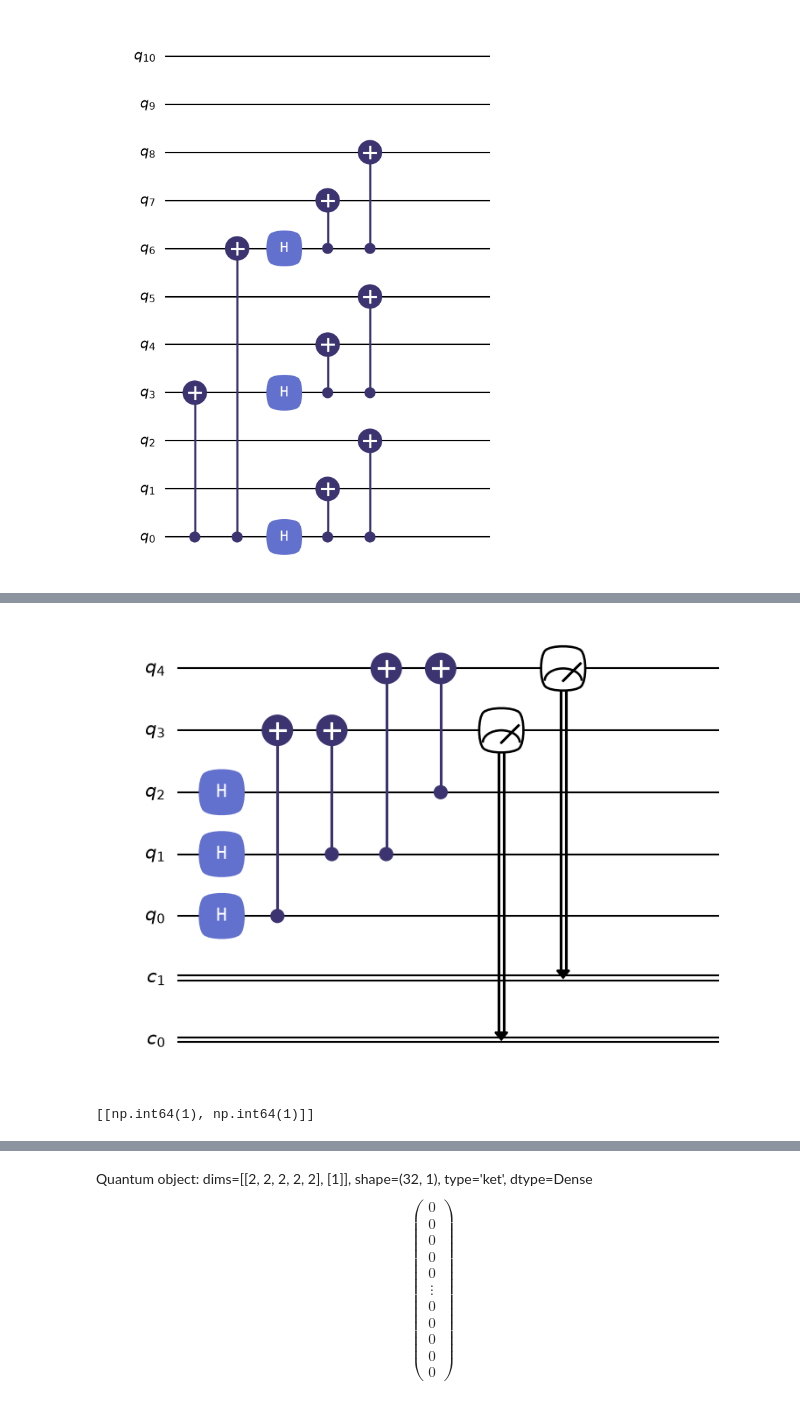
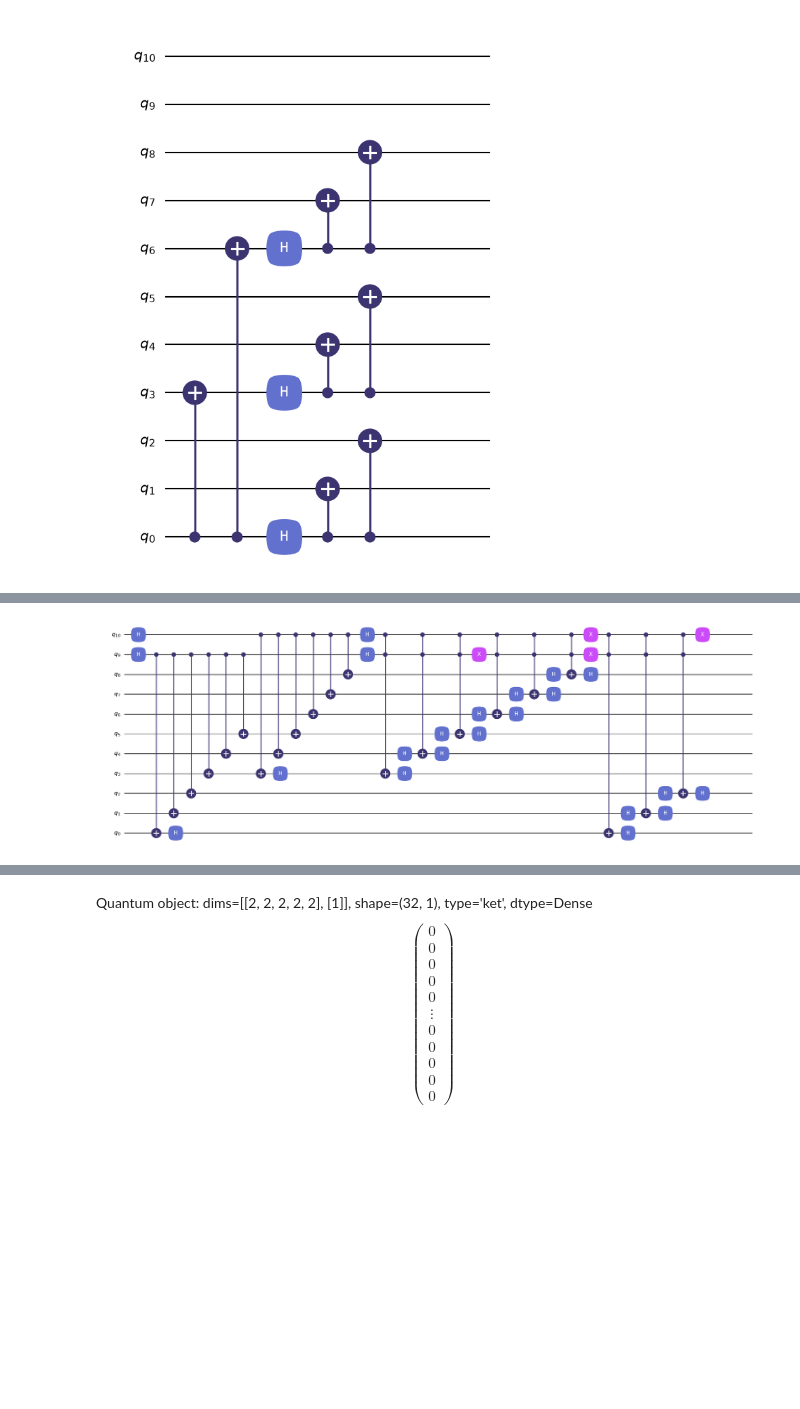
Before and after one commit to Al3xBarbe/Shor_9QBit, a Jupyter notebook: Shor_9QBit.ipynb, the cells around one changed output, grey strips where cells are left out. Cells and saved outputs as stored; diff of their text form; code cells hidden in the pictures; blank space fills up the shorter version.

```diff
--- a/Shor_9QBit.ipynb
+++ b/Shor_9QBit.ipynb
@@ -65,15 +97,0 @@ errorstate=tensor(error_op) * encoded_stateencoded_state
-# %%
-#GENERAR EL ESTADO CON ERROR FASE
-error_op = [qeye(2)]*11
-flip_qubit = random.randint(0,8)
-print("Bit-flipping qubit {}".format(flip_qubit))
-error_op[flip_qubit] *= sigmaz()
-
-#error localizado
-i=1
-
-errorlocalizado = [qeye(2)]*11
-errorlocalizado[i] *= sigmaz()
-
-#APLICA EL ERROR QUE QUIERAS: errorlocalizado, error_op
-errorstate=tensor(error_op) * encoded_state
@@ -99,20 +145,51 @@ qsyn
 # %%
-#CIRCUITO PARA CORREGIR CON MEDIDAS
-qdet1=QubitCircuit(5, reverse_states=False, num_cbits=2)
-qdet1.add_gate("H", targets=[0])
-qdet1.add_gate("H", targets=[1])
-qdet1.add_gate("H", targets=[2])
 
-qdet1.add_gate("CNOT", controls=[0], targets=[3])
-qdet1.add_gate("CNOT", controls=[1], targets=[3])
-
-qdet1.add_gate("CNOT", controls=[1], targets=[4])
-qdet1.add_gate("CNOT", controls=[2], targets=[4])
+# CIRCUITO CORRECCION CUANTICA
+qcorr = QubitCircuit(11, reverse_states=False)
 
 
-qdet1.add_measurement("M0", targets=[3], classical_store=0)
-qdet1.add_measurement("M1", targets=[4], classical_store=1)
 
-qdet1
+# Extracción de síndrome
+qcorr.add_gate("H", targets=[9])
+qcorr.add_gate("H", targets=[10])
+
+for i in range(6):
+    qcorr.add_gate("CNOT", controls=[9], targets=[i])
+
+for i in range(6):
+    qcorr.add_gate("CNOT", controls=[10], targets=[i+3])
+
+qcorr.add_gate("H", targets=[9])
+qcorr.add_gate("H", targets=[10])
+
+# Síndrome 11: corregir bloque 3-5
+for k in [3,4,5]:
+    qcorr.add_gate("H", targets=[k])
+    qcorr.add_gate("TOFFOLI", controls=[9,10], targets=[k])
+    qcorr.add_gate("H", targets=[k])
+
+# Síndrome 01: corregir bloque 6-8
+qcorr.add_gate("X", targets=[9])
+
+for k in [6,7,8]:
+    qcorr.add_gate("H", targets=[k])
+    qcorr.add_gate("TOFFOLI", controls=[9,10], targets=[k])
+    qcorr.add_gate("H", targets=[k])
+
+qcorr.add_gate("X", targets=[9])
+
+# Síndrome 10: corregir bloque 0-2
+qcorr.add_gate("X", targets=[10])
+
+for k in [0,1,2]:
+    qcorr.add_gate("H", targets=[k])
+    qcorr.add_gate("TOFFOLI", controls=[9,10], targets=[k])
+    qcorr.add_gate("H", targets=[k])
+
+qcorr.add_gate("X", targets=[10])
+
+
+
+qcorr
 # %% [output]
-[figure, old version]
+[figure, new version]
@@ -123,6 +195,0 @@ resultado_error = sim_qdet1.run(state=errorstate)
-# %%
-bits_clasicos_noerror = resultado_noerror.cbits
-bits_clasicos_error = resultado_error.cbits
-bits_clasicos_error
-# %% [output]
-[[np.int64(1), np.int64(1)]]
```
Also changed, not shown: parts of 12 cells of this notebook, 1 other file.
